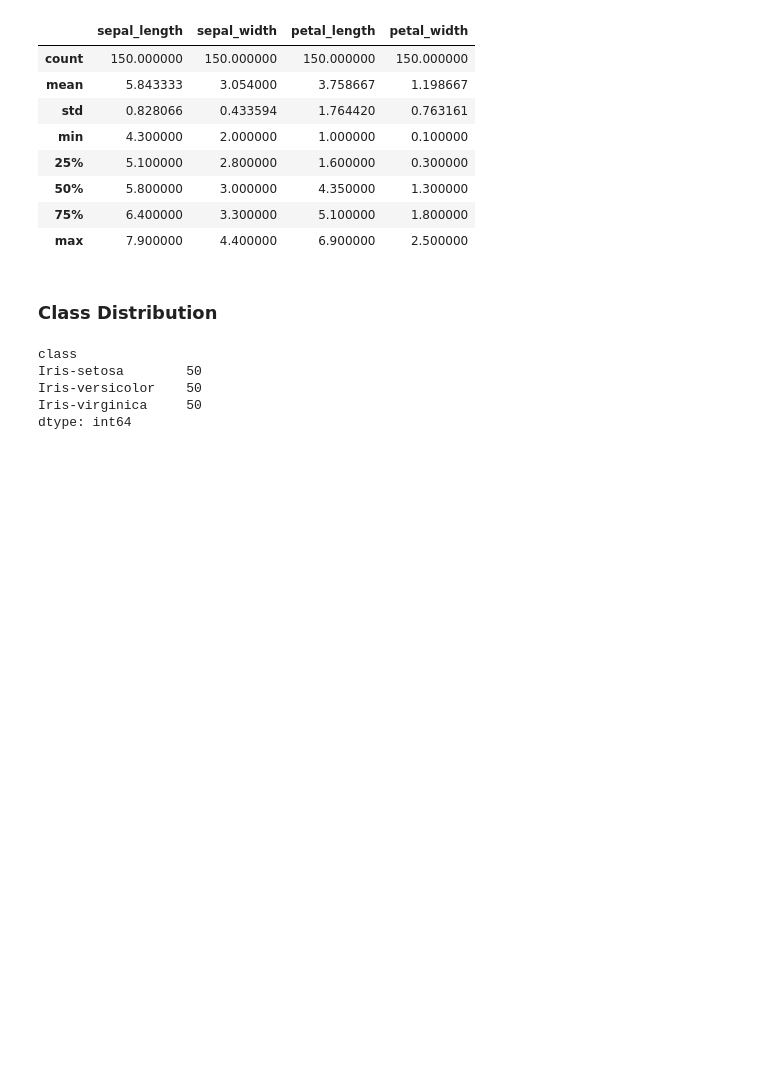
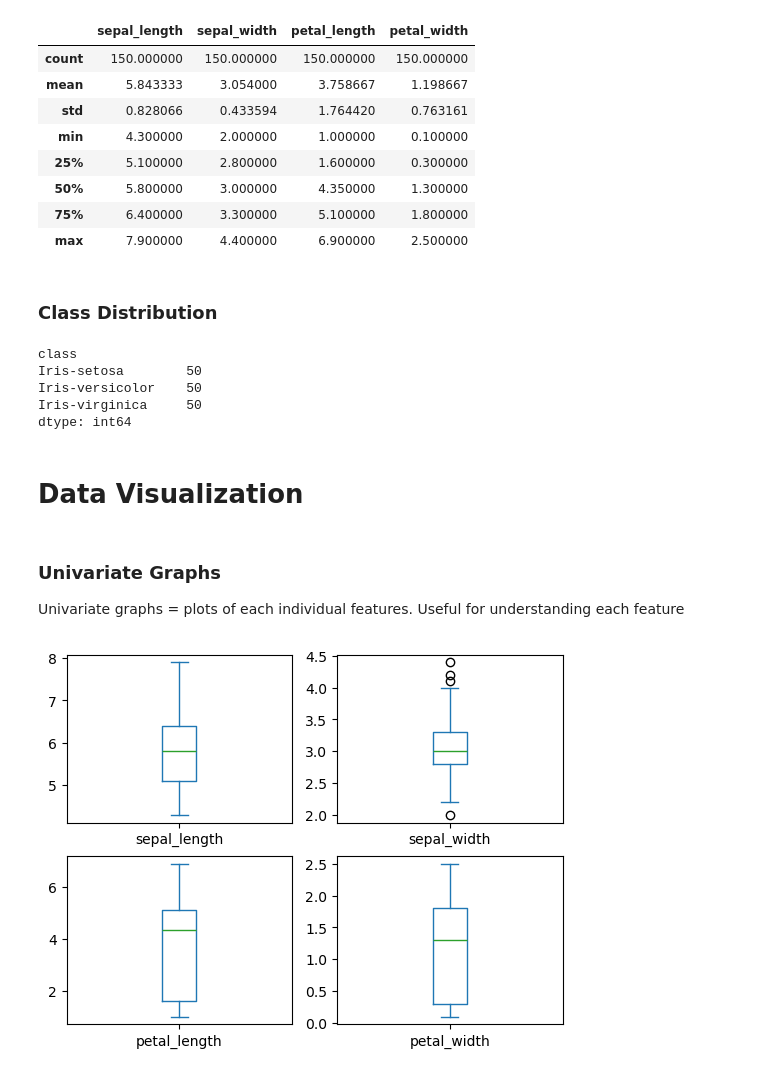
Before and after one commit to jonathanchen301/Iris_Flowers_Classification, a Jupyter notebook: ml.ipynb, the cells around one changed output. Saved outputs shown, nothing was run; the diff lists cells and outputs as text; code cells hidden in the pictures; blank space fills up the shorter version.

Commit message:
Implement Data Visualization and Evaluation of Algorithms

```diff
--- a/ml.ipynb
+++ b/ml.ipynb
@@ -87,3 +87,14 @@ Iris-setosa        50
 Iris-versicolor    50
 Iris-virginica     50
 dtype: int64
+# %% [markdown]
+# Data Visualization
+# %% [markdown]
+### Univariate Graphs
+
+Univariate graphs = plots of each individual features. Useful for understanding each feature
+# %%
+dataset.plot(kind='box', subplots=True, layout=(2,2), sharex=False, sharey=False) # Box and whisker plots are good for visualizing distribution
+plt.show()
+# %% [output]
+[figure, added]
```
Also changed, not shown: parts of 10 cells of this notebook.
